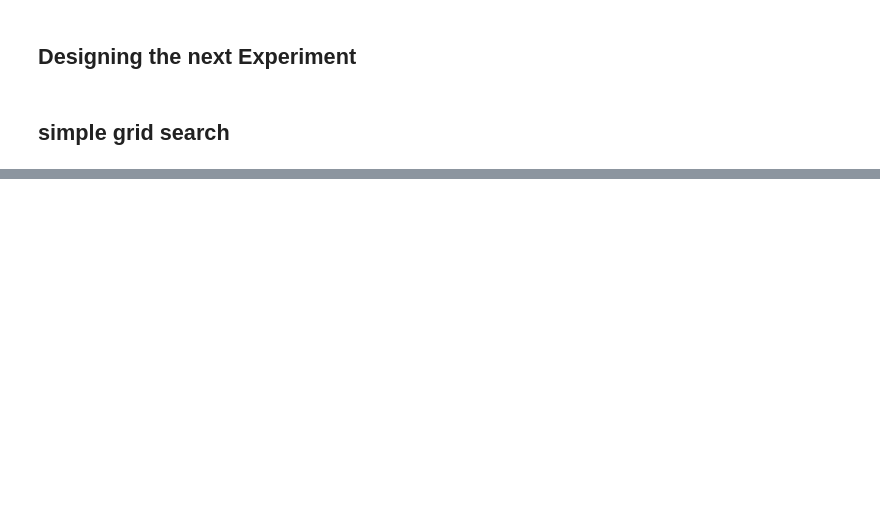
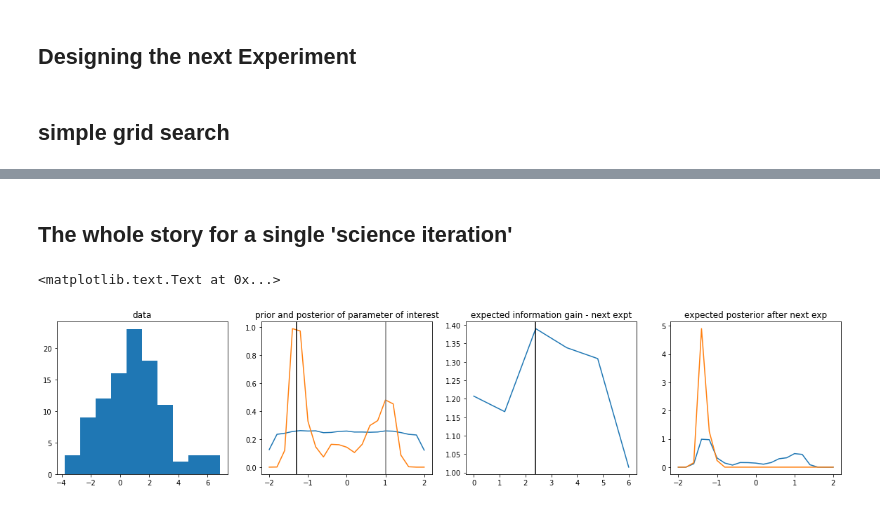
Before and after one commit to cranmer/active_sciencing, a Jupyter notebook: clean/active_gaussian.ipynb, the cells around one changed output, grey strips where cells are left out. Saved outputs shown, nothing was run; the diff lists cells and outputs as text; code cells hidden in the pictures; blank space fills up the shorter version.

```diff
--- a/clean/active_gaussian.ipynb
+++ b/clean/active_gaussian.ipynb
@@ -188,0 +198,31 @@ plt.plot(np.linspace(*PHI_RANGE, num = 6),eig)
+# %% [markdown]
+## The whole story for a single 'science iteration'
+# %%
+fig,axarr = plt.subplots(1,4)
+fig.set_size_inches(20,4)
+axarr[0].hist(example_data)
+axarr[0].set_title('data')
+
+
+
+xs = np.linspace(*THETA_RANGE,num = 21)
+logpdf_prior = example_prior.approx_logpdf()
+logpdf_postr = example_posterior.approx_logpdf()
+axarr[1].plot(xs,np.exp(logpdf_prior(xs)))
+axarr[1].plot(xs,np.exp(logpdf_postr(xs)))
+axarr[1].axvline(example_best_theta, c = 'k')
+axarr[1].axvline(example_theta, c = 'grey')
+axarr[1].set_title('prior and posterior of parameter of interest')
+
+axarr[2].plot(np.linspace(*PHI_RANGE, num = 6),eig)
+axarr[2].axvline(example_next_phi, c = 'k')
+axarr[2].set_title('expected information gain - next expt')
+
+logpdf_prior = example_posterior.approx_logpdf()
+logpdf_postr = example_exp_posterior.approx_logpdf()
+axarr[3].plot(xs,np.exp(logpdf_prior(xs)))
+axarr[3].plot(xs,np.exp(logpdf_postr(xs)))
+axarr[3].set_title('expected posterior after next exp')
+# %% [output]
+<matplotlib.text.Text at 0x...>
+[figure, added]
```
Also changed, not shown: parts of 12 cells of this notebook, 3 other files.
